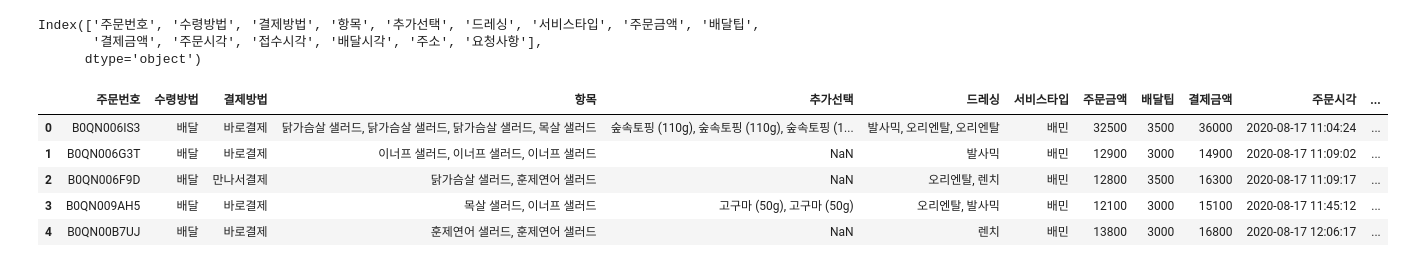
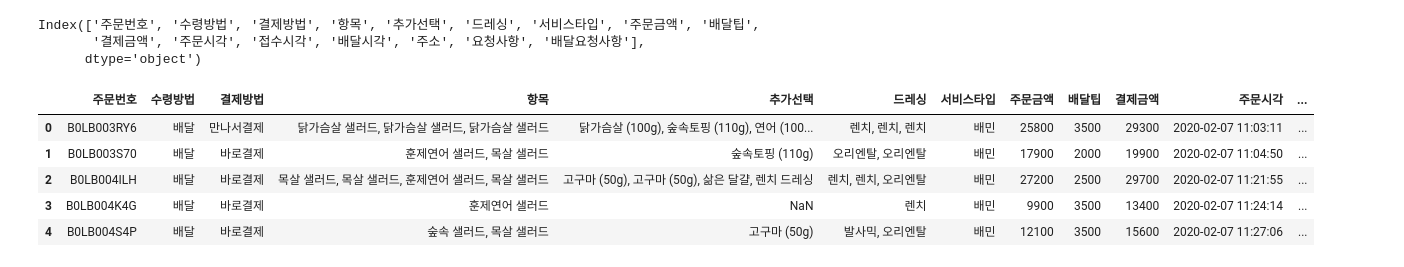
Before and after one commit to imeugeneco/food-delivery, a Jupyter notebook: nw_processing.ipynb, the cells around one changed output. Saved outputs shown, nothing was run; the diff lists cells and outputs as text; code cells hidden in the pictures.

```diff
--- a/nw_processing.ipynb
+++ b/nw_processing.ipynb
@@ -25,18 +25,18 @@ now_waiting.head()
 5 rows × 33 columns
 # %%
-target = pd.read_csv('./누적데이터.csv')
+target = pd.read_csv('./compiled.csv')
 print(target.columns)
 target.head()
 # %% [output]
 Index(['주문번호', '수령방법', '결제방법', '항목', '추가선택', '드레싱', '서비스타입', '주문금액', '배달팁',
-       '결제금액', '주문시각', '접수시각', '배달시각', '주소', '요청사항'],
+       '결제금액', '주문시각', '접수시각', '배달시각', '주소', '요청사항', '배달요청사항'],
       dtype='object')
 |  | 주문번호 | 수령방법 | 결제방법 | 항목 | 추가선택 | 드레싱 | 서비스타입 | 주문금액 | 배달팁 | 결제금액 | 주문시각 | ... |
-| 0 | B0QN006IS3 | 배달 | 바로결제 | 닭가슴살 샐러드, 닭가슴살 샐러드, 닭가슴살 샐러드, 목살 샐러드 | 숲속토핑 (110g), 숲속토핑 (110g), 숲속토핑 (1... | 발사믹, 오리엔탈, 오리엔탈 | 배민 | 32500 | 3500 | 36000 | 2020-08-17 11:04:24 | ... |
-| 1 | B0QN006G3T | 배달 | 바로결제 | 이너프 샐러드, 이너프 샐러드, 이너프 샐러드 | NaN | 발사믹 | 배민 | 12900 | 3000 | 14900 | 2020-08-17 11:09:02 | ... |
-| 2 | B0QN006F9D | 배달 | 만나서결제 | 닭가슴살 샐러드, 훈제연어 샐러드 | NaN | 오리엔탈, 렌치 | 배민 | 12800 | 3500 | 16300 | 2020-08-17 11:09:17 | ... |
-| 3 | B0QN009AH5 | 배달 | 바로결제 | 목살 샐러드, 이너프 샐러드 | 고구마 (50g), 고구마 (50g) | 오리엔탈, 발사믹 | 배민 | 12100 | 3000 | 15100 | 2020-08-17 11:45:12 | ... |
-| 4 | B0QN00B7UJ | 배달 | 바로결제 | 훈제연어 샐러드, 훈제연어 샐러드 | NaN | 렌치 | 배민 | 13800 | 3000 | 16800 | 2020-08-17 12:06:17 | ... |
+| 0 | B0LB003RY6 | 배달 | 만나서결제 | 닭가슴살 샐러드, 닭가슴살 샐러드, 닭가슴살 샐러드 | 닭가슴살 (100g), 숲속토핑 (110g), 연어 (100... | 렌치, 렌치, 렌치 | 배민 | 25800 | 3500 | 29300 | 2020-02-07 11:03:11 | ... |
+| 1 | B0LB003S70 | 배달 | 바로결제 | 훈제연어 샐러드, 목살 샐러드 | 숲속토핑 (110g) | 오리엔탈, 오리엔탈 | 배민 | 17900 | 2000 | 19900 | 2020-02-07 11:04:50 | ... |
+| 2 | B0LB004ILH | 배달 | 바로결제 | 목살 샐러드, 목살 샐러드, 훈제연어 샐러드, 목살 샐러드 | 고구마 (50g), 고구마 (50g), 삶은 달걀, 렌치 드레싱 | 렌치, 렌치, 오리엔탈 | 배민 | 27200 | 2500 | 29700 | 2020-02-07 11:21:55 | ... |
+| 3 | B0LB004K4G | 배달 | 바로결제 | 훈제연어 샐러드 | NaN | 렌치 | 배민 | 9900 | 3500 | 13400 | 2020-02-07 11:24:14 | ... |
+| 4 | B0LB004S4P | 배달 | 바로결제 | 숲속 샐러드, 목살 샐러드 | 고구마 (50g) | 발사믹, 오리엔탈 | 배민 | 12100 | 3500 | 15600 | 2020-02-07 11:27:06 | ... |
 # %%
 cols = ['id','serving_type', 'amount', 'amount_to_pay', 'user_comment']
 df = now_waiting[cols]
```
Also changed, not shown: parts of 7 cells of this notebook, 2 other files.
